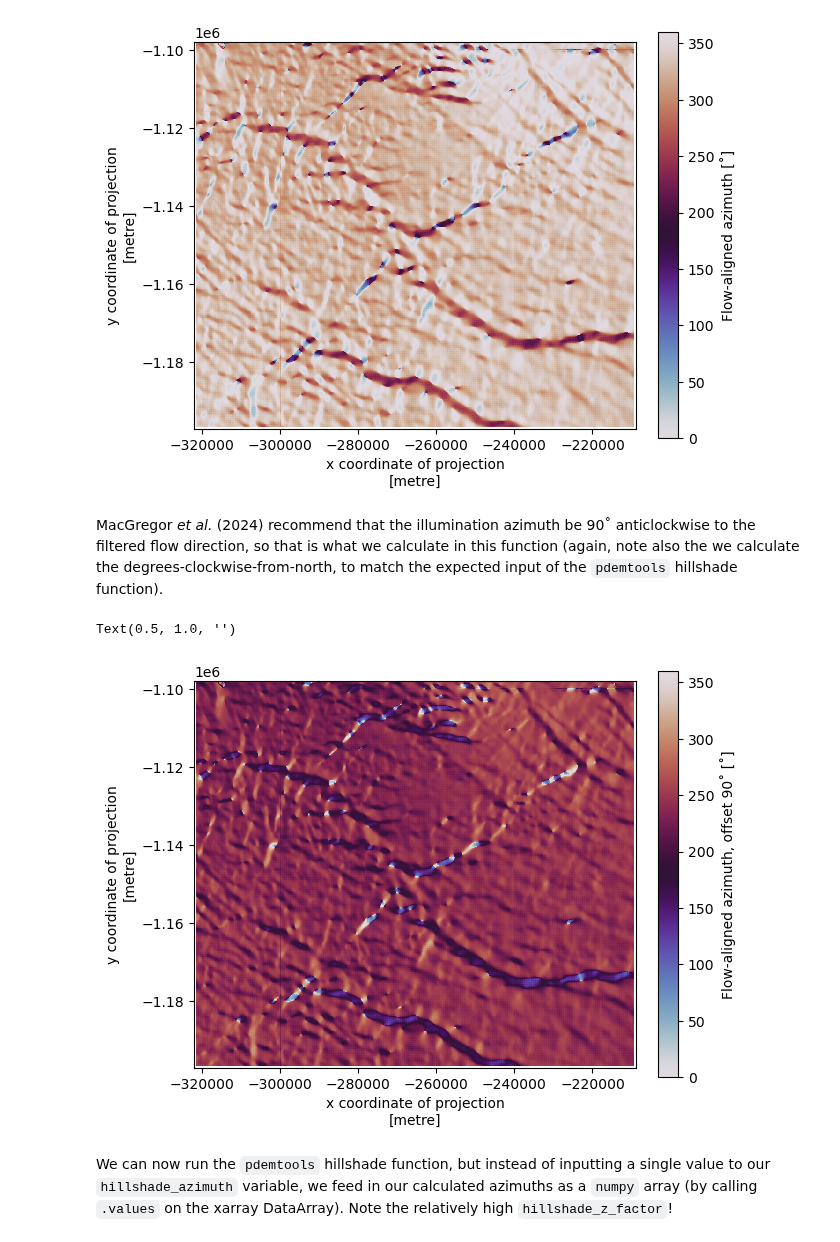
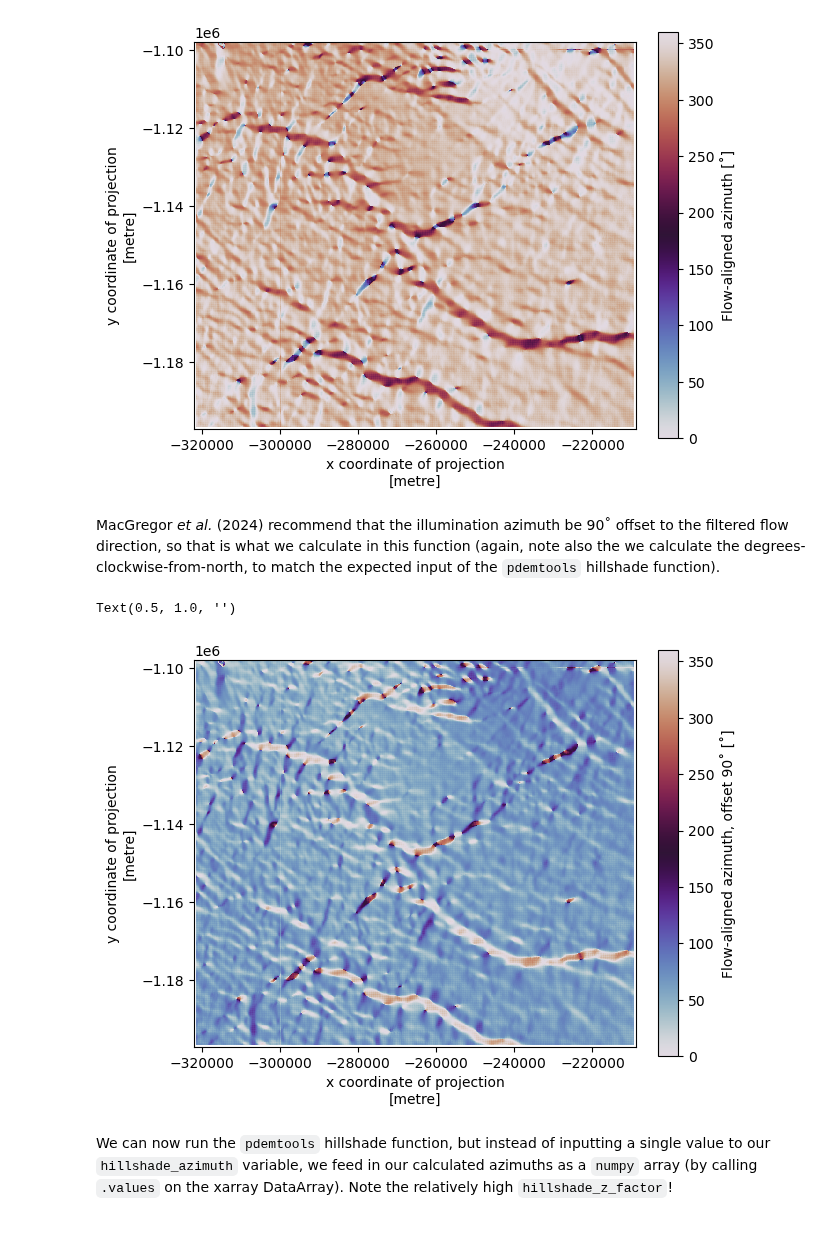
Before and after one commit to trchudley/pdemtools, a Jupyter notebook: notebooks/flow_aware_hillshade.ipynb, the cells around one changed output. Cells and saved outputs as stored; diff of their text form; code cells hidden in the pictures.

```diff
--- a/notebooks/flow_aware_hillshade.ipynb
+++ b/notebooks/flow_aware_hillshade.ipynb
@@ -191,21 +190,21 @@ ax.set_title(None)
 Text(0.5, 1.0, '')
 [figure]
 # %% [markdown]
-MacGregor _et al._ (2024) recommend that the illumination azimuth be 90˚ anticlockwise to the filtered flow direction, so that is what we calculate in this function (again, note also the we calculate the degrees-clockwise-from-north, to match the expected input of the `pdemtools` hillshade function).
+MacGregor _et al._ (2024) recommend that the illumination azimuth be 90˚ offset to the filtered flow direction, so that is what we calculate in this function (again, note also the we calculate the degrees-clockwise-from-north, to match the expected input of the `pdemtools` hillshade function).
 # %%
 
-offset = -90  # offset from flow-aligned hillshade
+offset = 90  # offset from flow-aligned hillshade
 
 final_azimuth = (azimuth_flt + offset) % 360
 
 plt.close()
 fig, ax = plt.subplots(layout='constrained')
 final_azimuth.plot(cmap='twilight', ax=ax, cbar_kwargs={'label': 'Flow-aligned azimuth, offset 90˚ [˚]'}, vmin=0, vmax=360, )
 ax.set_aspect('equal')
 ax.set_title(None)
 # %% [output]
 Text(0.5, 1.0, '')
-[figure, old version]
+[figure, new version]
 # %% [markdown]
 We can now run the `pdemtools` hillshade function, but instead of inputting a single value to our `hillshade_azimuth` variable, we feed in our calculated azimuths as a `numpy` array (by calling `.values` on the xarray DataArray). Note the relatively high `hillshade_z_factor`!
 # %%
```
Also changed, not shown: parts of 15 cells of this notebook, 2 other files.
